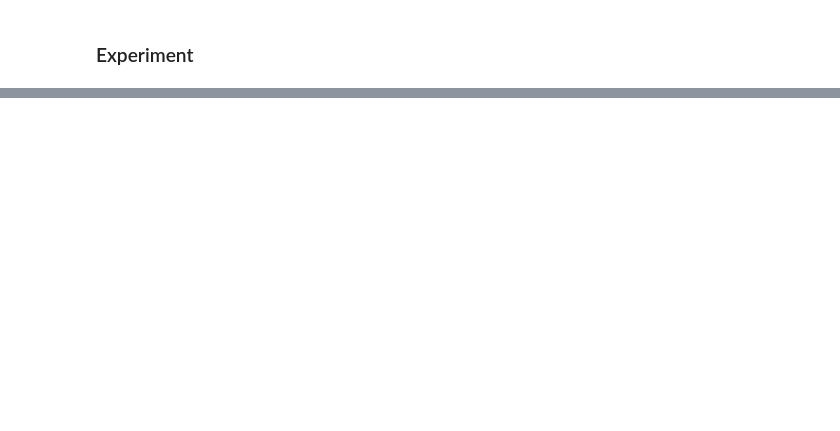
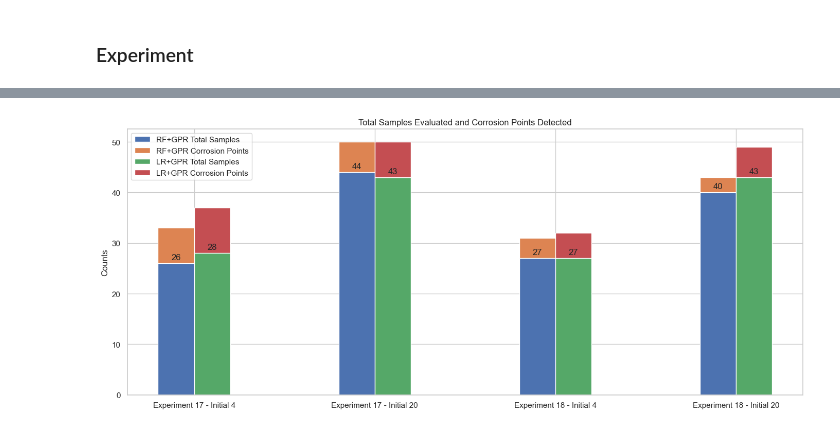
Before and after one commit to ghezalahmad/Adaptive-Sampling, a Jupyter notebook: Benchmarking.ipynb, the cells around one changed output, grey strips where cells are left out. Saved outputs shown, nothing was run; the diff lists cells and outputs as text; code cells hidden in the pictures; blank space fills up the shorter version.

```diff
--- a/Benchmarking.ipynb
+++ b/Benchmarking.ipynb
@@ -110,0 +86,64 @@ plt.show()
+# %%
+import matplotlib.pyplot as plt
+import numpy as np
+
+# Data for plotting
+experiments = ['Experiment 17 - Initial 4', 'Experiment 17 - Initial 20',
+               'Experiment 18 - Initial 4', 'Experiment 18 - Initial 20']
+
+# RF+GPR results (from the first set of data provided)
+rf_gpr_samples = [26, 44, 27, 40]
+rf_gpr_corrosion = [7, 6, 4, 3]
+
+# LR+GPR results (from the second set of data provided)
+lr_gpr_samples = [28, 43, 27, 43]
+lr_gpr_corrosion = [9, 7, 5, 6]
+
+# Set up the bar plot configuration
+x = np.arange(len(experiments))  # the label locations
+width = 0.2  # the width of the bars
+
+fig, ax = plt.subplots(figsize=(14, 6))
+
+# Generate the bars for RF+GPR total samples
+rects1 = ax.bar(x - width/2, rf_gpr_samples, width, label='RF+GPR Total Samples')
+
+# Generate the bars for RF+GPR corrosion points
+rects2 = ax.bar(x - width/2, rf_gpr_corrosion, width, label='RF+GPR Corrosion Points', bottom=rf_gpr_samples)
+
+# Generate the bars for LR+GPR total samples
+rects3 = ax.bar(x + width/2, lr_gpr_samples, width, label='LR+GPR Total Samples')
+
+# Generate the bars for LR+GPR corrosion points
+rects4 = ax.bar(x + width/2, lr_gpr_corrosion, width, label='LR+GPR Corrosion Points', bottom=lr_gpr_samples)
+
+# Add some text for labels, title and custom x-axis tick labels, etc.
+ax.set_ylabel('Counts')
+ax.set_title('Total Samples Evaluated and Corrosion Points Detected')
+ax.set_xticks(x)
+ax.set_xticklabels(experiments)
+ax.legend()
+
+# Function to attach a text label above each bar, displaying its height
+def autolabel(rects):
+    """Attach a text label above each bar in *rects*, displaying its height."""
+    for rect in rects:
+        height = rect.get_height()
+        ax.annotate('{}'.format(height),
+                    xy=(rect.get_x() + rect.get_width() / 2, height),
+                    xytext=(0, 3),  # 3 points vertical offset
+                    textcoords="offset points",
+                    ha='center', va='bottom')
+
+# Call the function to label the heights
+autolabel(rects1)
+autolabel(rects3)
+
+# Adjust the layout
+fig.tight_layout()
+plt.savefig('plot1.png', dpi=300)  # Saves the figure as 'plot.png' with 300 DPI
+
+# Display the plot
+plt.show()
+# %% [output]
+[figure, added]
```
Also changed, not shown: parts of 35 cells of this notebook, 12 other files.
